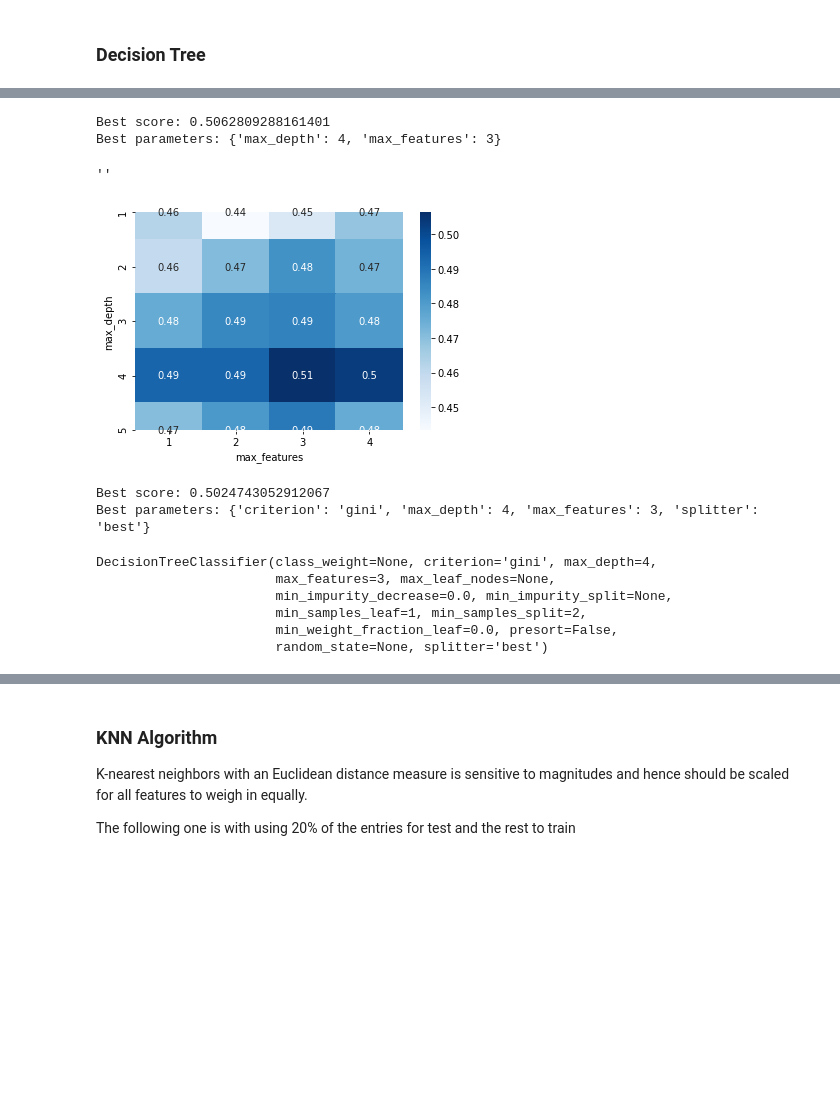
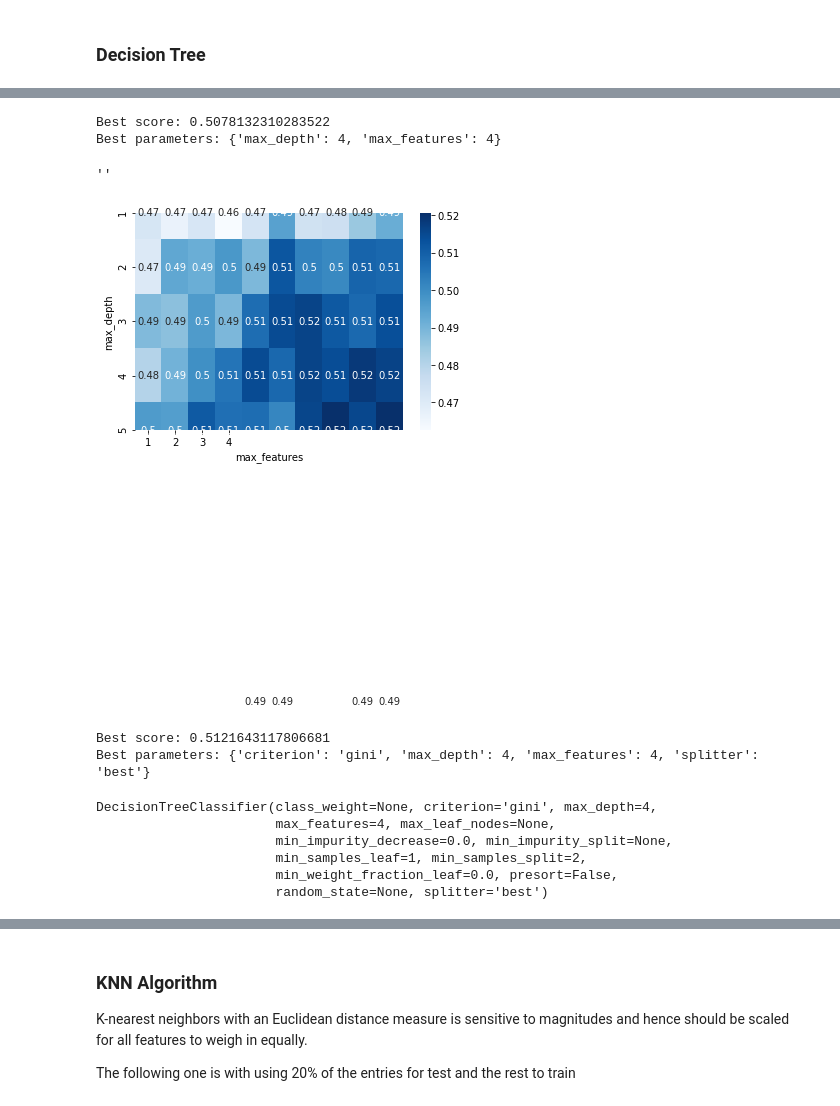
Before and after one commit to Revuj/FEUP-IART-PROJ2, a Jupyter notebook: dataMining.ipynb, the cells around one changed output, grey strips where cells are left out. Cells and saved outputs as stored; diff of their text form; code cells hidden in the pictures; blank space fills up the shorter version.

```diff
--- a/dataMining.ipynb
+++ b/dataMining.ipynb
@@ -49,14 +55,17 @@ warnings.simplefilter("ignore")
 # %%
 # Upload data
 
-labels = pd.read_csv("labels.csv", names=["match", "label"])
+labels = pd.read_csv("labels.csv")
 labels = labels.replace({'Defeat': 0}, regex=True)
 labels = labels.replace({'Draw': 1}, regex=True)
 labels = labels.replace({'Win': 2}, regex=True)
-labels = labels.drop('match', axis=1)
+labels = labels.drop('Unnamed: 0', axis=1)
 
 
 features = pd.read_csv("features.csv")
 features.rename( columns={'Unnamed: 0':'match'}, inplace=True )
 features = features.drop('match', axis=1)
-labels.shape
+
+features_min = pd.read_csv("features_min.csv")
+features_min.rename( columns={'Unnamed: 0':'match'}, inplace=True )
+features_min = features_min.drop('match', axis=1)
@@ -162,7 +182,7 @@ from sklearn.model_selection import GridSearchCV
 
 decision_tree_classifier = DecisionTreeClassifier()
 
-parameter_grid = {'max_depth': [1, 2, 3, 4, 5],
+parameter_grid = {'max_depth': [1, 2, 3, 4],
                   'max_features': [1, 2, 3, 4]}
 
 cross_validation = StratifiedKFold(n_splits=10)
@@ -175,20 +195,20 @@ grid_search.fit(features, labels)
 print('Best score: {}'.format(grid_search.best_score_))
 print('Best parameters: {}'.format(grid_search.best_params_))
 # %% [output]
-Best score: 0.5062809288161401
-Best parameters: {'max_depth': 4, 'max_features': 3}
+Best score: 0.5078132310283522
+Best parameters: {'max_depth': 4, 'max_features': 4}
 # %%
 grid_visualization = grid_search.cv_results_['mean_test_score']
-grid_visualization.shape = (5, 4)
+grid_visualization.shape = (10, 10)
 sns.heatmap(grid_visualization, cmap='Blues', annot=True)
 plt.xticks(np.arange(4) + 0.5, grid_search.param_grid['max_features'])
 plt.yticks(np.arange(5) + 0.5, grid_search.param_grid['max_depth'])
 plt.xlabel('max_features')
 plt.ylabel('max_depth')
 ;
 # %% [output]
 ''
-[figure, old version]
+[figure, new version]
 # %%
 
 decision_tree_classifier = DecisionTreeClassifier()
@@ -208,14 +228,14 @@ grid_search.fit(features, labels)
 print('Best score: {}'.format(grid_search.best_score_))
 print('Best parameters: {}'.format(grid_search.best_params_))
 # %% [output]
-Best score: 0.5024743052912067
-Best parameters: {'criterion': 'gini', 'max_depth': 4, 'max_features': 3, 'splitter': 'best'}
+Best score: 0.5121643117806681
+Best parameters: {'criterion': 'gini', 'max_depth': 4, 'max_features': 4, 'splitter': 'best'}
 # %%
 decision_tree_classifier = grid_search.best_estimator_
 decision_tree_classifier
 # %% [output]
 DecisionTreeClassifier(class_weight=None, criterion='gini', max_depth=4,
-                       max_features=3, max_leaf_nodes=None,
+                       max_features=4, max_leaf_nodes=None,
                        min_impurity_decrease=0.0, min_impurity_split=None,
                        min_samples_leaf=1, min_samples_split=2,
                        min_weight_fraction_leaf=0.0, presort=False,
```
Also changed, not shown: parts of 27 cells of this notebook, 48 other files.
